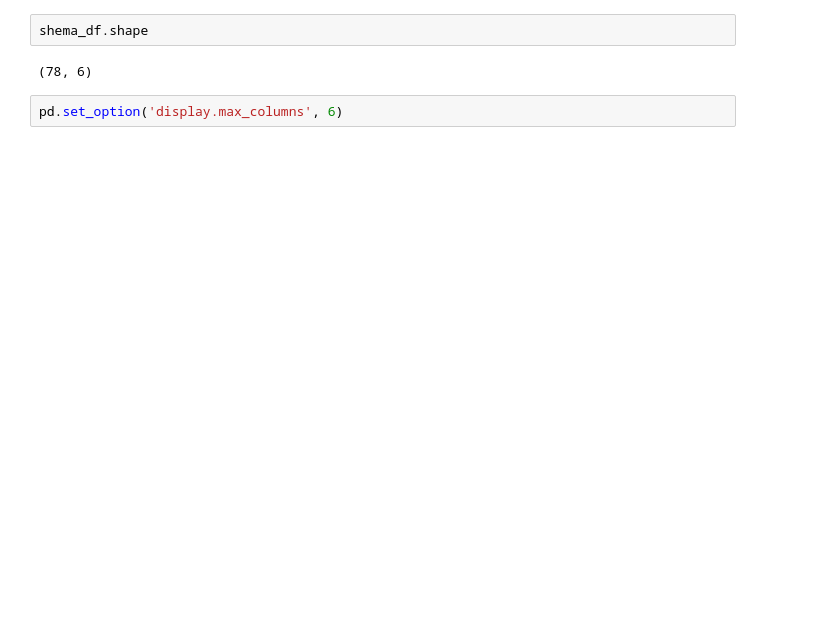
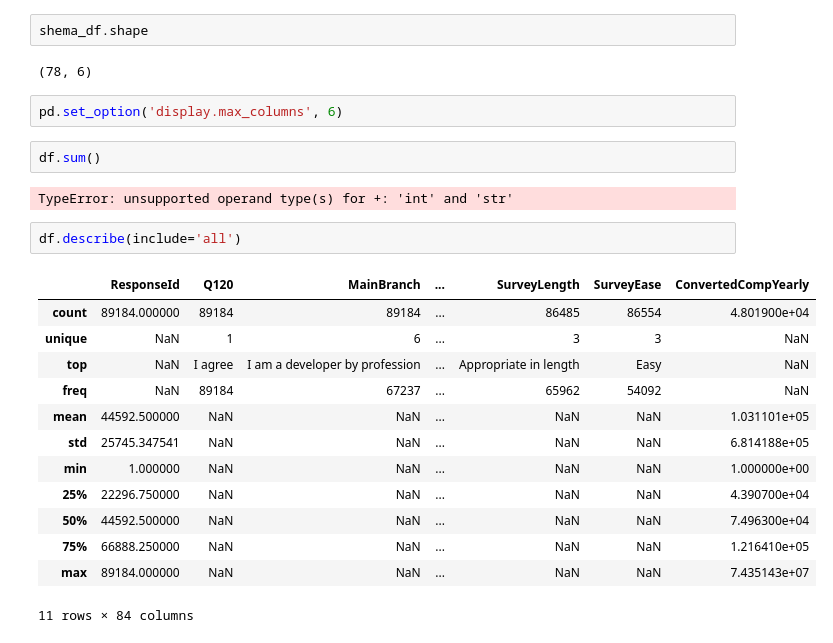
Before and after one commit to Antoine-Nchore/pandas, a Jupyter notebook: pandas.ipynb, the cells around one changed output. Cells and saved outputs as stored; diff of their text form; blank space fills up the shorter version.

```diff
--- a/pandas.ipynb
+++ b/pandas.ipynb
@@ -76,3 +72,23 @@ shema_df.shape
 (78, 6)
 # %%
 pd.set_option('display.max_columns', 6)
+# %%
+df.sum()
+# %% [output]
+TypeError: unsupported operand type(s) for +: 'int' and 'str'
+# %%
+df.describe(include='all')
+# %% [output]
+|  | ResponseId | Q120 | MainBranch | ... | SurveyLength | SurveyEase | ConvertedCompYearly |
+| count | 89184.000000 | 89184 | 89184 | ... | 86485 | 86554 | 4.801900e+04 |
+| unique | NaN | 1 | 6 | ... | 3 | 3 | NaN |
+| top | NaN | I agree | I am a developer by profession | ... | Appropriate in length | Easy | NaN |
+| freq | NaN | 89184 | 67237 | ... | 65962 | 54092 | NaN |
+| mean | 44592.500000 | NaN | NaN | ... | NaN | NaN | 1.031101e+05 |
+| std | 25745.347541 | NaN | NaN | ... | NaN | NaN | 6.814188e+05 |
+| min | 1.000000 | NaN | NaN | ... | NaN | NaN | 1.000000e+00 |
+| 25% | 22296.750000 | NaN | NaN | ... | NaN | NaN | 4.390700e+04 |
+| 50% | 44592.500000 | NaN | NaN | ... | NaN | NaN | 7.496300e+04 |
+| 75% | 66888.250000 | NaN | NaN | ... | NaN | NaN | 1.216410e+05 |
+| max | 89184.000000 | NaN | NaN | ... | NaN | NaN | 7.435143e+07 |
+11 rows × 84 columns
```
Also changed, not shown: parts of 15 cells of this notebook, 1 other file.
